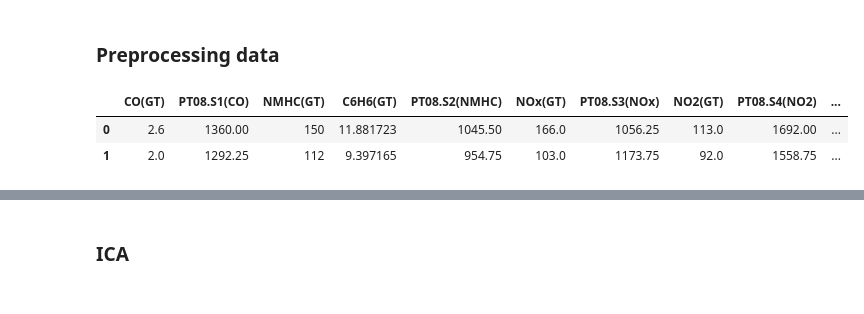
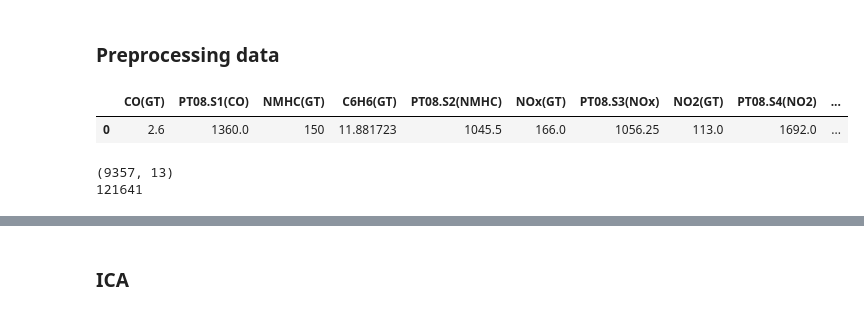
Before and after one commit to markfxm/iVAE-Causality-in-Air-Quality, a Jupyter notebook: Air.ipynb, the cells around one changed output, grey strips where cells are left out. Saved outputs shown, nothing was run; the diff lists cells and outputs as text; code cells hidden in the pictures.

```diff
--- a/Air.ipynb
+++ b/Air.ipynb
@@ -5,28 +5,34 @@
 # %%
 import numpy as np
 import pandas as pd
 import matplotlib.pyplot as plt
 
 df = pd.read_excel('AirQualityUCI.xlsx')
 df['time_str'] = df['Time'].astype(str)
 
 # Combine "date" and "time_str" columns into a new "datetime" column
 df['datetime'] = pd.to_datetime(df['Date'].astype(str) + ' ' + df['time_str'])
 
 # Drop the original "date" and "time" columns if needed
 df.drop(['Date', 'Time', 'time_str'], axis=1, inplace=True)
-df.head(2)
+df.head(1)
 # %% [output]
 |  | CO(GT) | PT08.S1(CO) | NMHC(GT) | C6H6(GT) | PT08.S2(NMHC) | NOx(GT) | PT08.S3(NOx) | NO2(GT) | PT08.S4(NO2) | ... |
-| 0 | 2.6 | 1360.00 | 150 | 11.881723 | 1045.50 | 166.0 | 1056.25 | 113.0 | 1692.00 | ... |
-| 1 | 2.0 | 1292.25 | 112 | 9.397165 | 954.75 | 103.0 | 1173.75 | 92.0 | 1558.75 | ... |
+| 0 | 2.6 | 1360.0 | 150 | 11.881723 | 1045.5 | 166.0 | 1056.25 | 113.0 | 1692.0 | ... |
 # %%
 datetime_column = df.pop('datetime')
 df.insert(0, 'datetime', datetime_column)
 df.replace(-200, float('nan'), inplace=True)
 # df.isnull().sum() # check how many null value in each column
 
-# df = df.drop(columns= "NMHC(GT)") # too many missing values
+df = df.drop(columns= "NMHC(GT)") # too many missing values
 df = df.fillna(df.mean(numeric_only=True)) # replaces all NaN values with the mean value of each column
 # df.isnull().sum()
 df = df.astype({col: 'float32' for col in df.select_dtypes('float64').columns})
+
+# print(df.dtypes)
+print(df.shape)
+print(df.size)
+# %% [output]
+(9357, 13)
+121641
```
Also changed, not shown: parts of 115 cells of this notebook, 15 other files.
